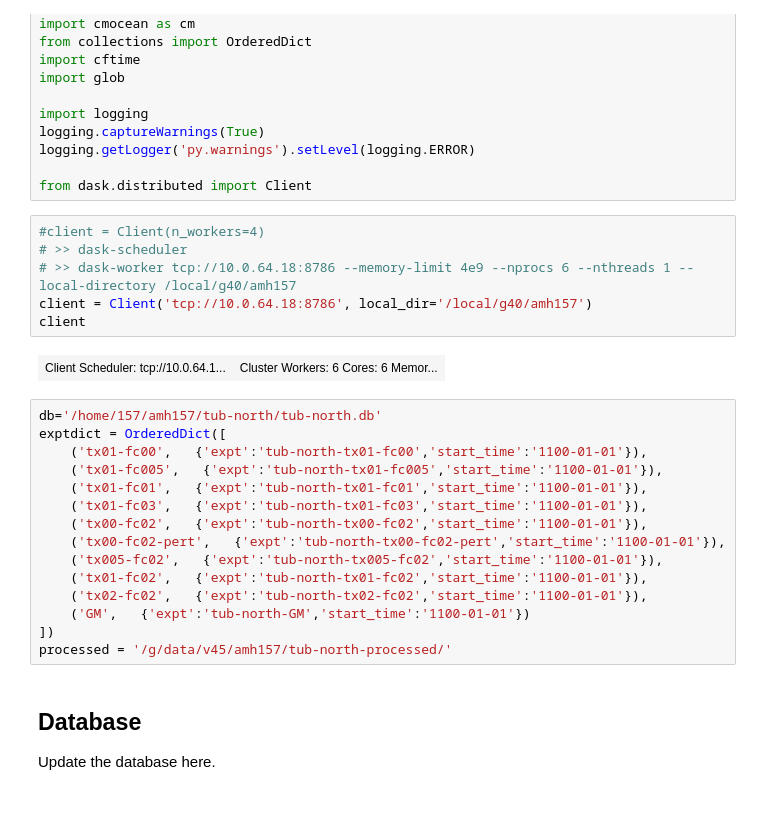
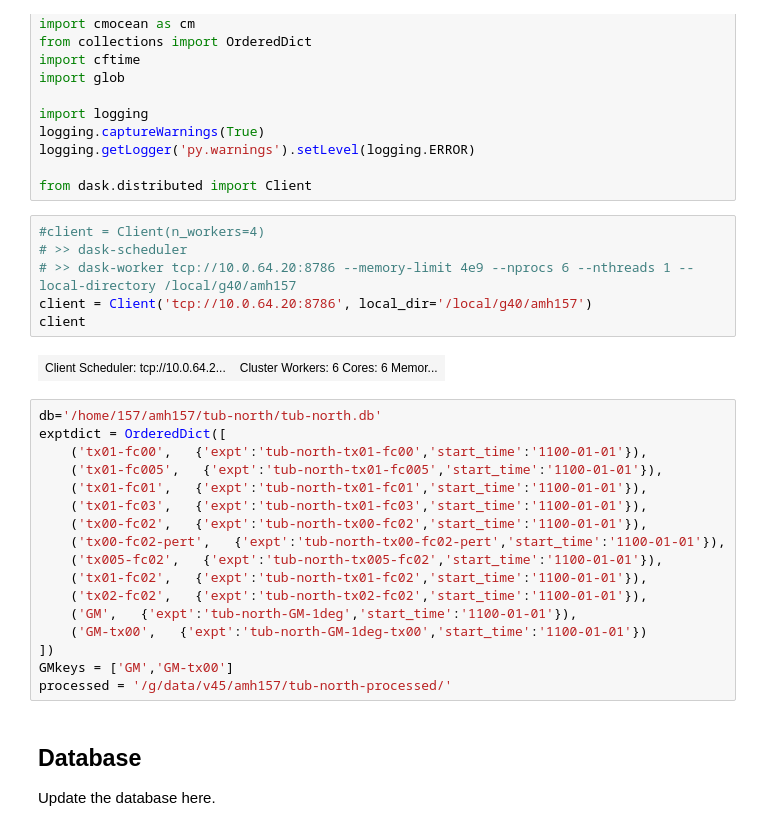
Before and after one commit to AndyHoggANU/tub-north, a Jupyter notebook: ProcessData.ipynb, the cells around one changed output. Drawn from its saved outputs; the diff is of its cells as text.

```diff
--- a/ProcessData.ipynb
+++ b/ProcessData.ipynb
@@ -25,11 +25,11 @@ from dask.distributed import Client
 # %%
 #client = Client(n_workers=4)
 # >> dask-scheduler
-# >> dask-worker tcp://10.0.64.18:8786 --memory-limit 4e9 --nprocs 6 --nthreads 1 --local-directory /local/g40/amh157
-client = Client('tcp://10.0.64.18:8786', local_dir='/local/g40/amh157')
+# >> dask-worker tcp://10.0.64.20:8786 --memory-limit 4e9 --nprocs 6 --nthreads 1 --local-directory /local/g40/amh157
+client = Client('tcp://10.0.64.20:8786', local_dir='/local/g40/amh157')
 client
 # %% [output]
-| Client Scheduler: tcp://10.0.64.1... | Cluster Workers: 6 Cores: 6 Memor... |
+| Client Scheduler: tcp://10.0.64.2... | Cluster Workers: 6 Cores: 6 Memor... |
 # %%
 db='/home/157/amh157/tub-north/tub-north.db'
 exptdict = OrderedDict([
@@ -42,8 +42,10 @@ exptdict = OrderedDict([
     ('tx005-fc02',   {'expt':'tub-north-tx005-fc02','start_time':'1100-01-01'}),
     ('tx01-fc02',   {'expt':'tub-north-tx01-fc02','start_time':'1100-01-01'}),
     ('tx02-fc02',   {'expt':'tub-north-tx02-fc02','start_time':'1100-01-01'}),
-    ('GM',   {'expt':'tub-north-GM','start_time':'1100-01-01'})
+    ('GM',   {'expt':'tub-north-GM-1deg','start_time':'1100-01-01'}),
+    ('GM-tx00',   {'expt':'tub-north-GM-1deg-tx00','start_time':'1100-01-01'})
 ])
+GMkeys = ['GM','GM-tx00']
 processed = '/g/data/v45/amh157/tub-north-processed/'
 # %% [markdown]
 ## Database
```
Also changed, not shown: parts of 23 cells of this notebook, 1 other file.
